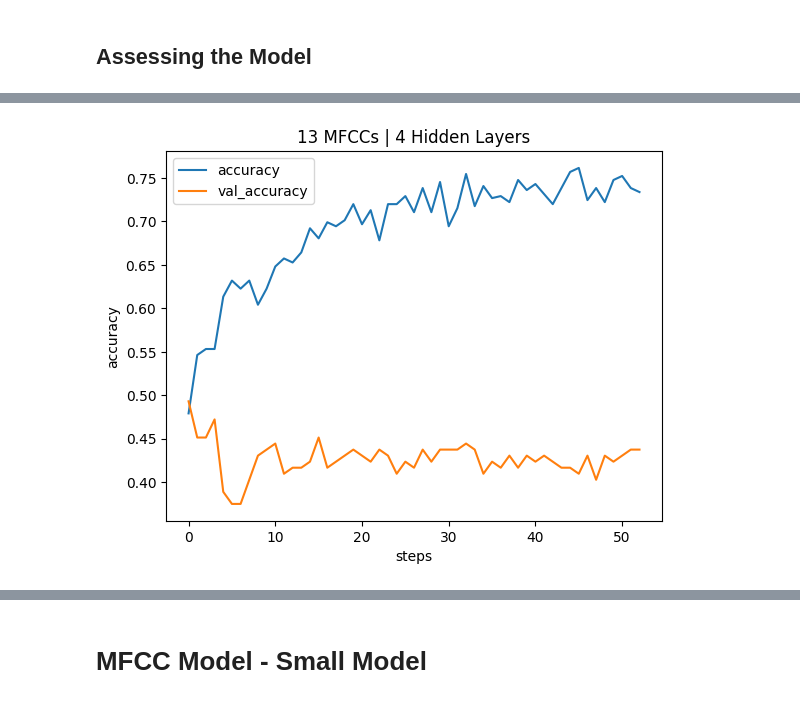
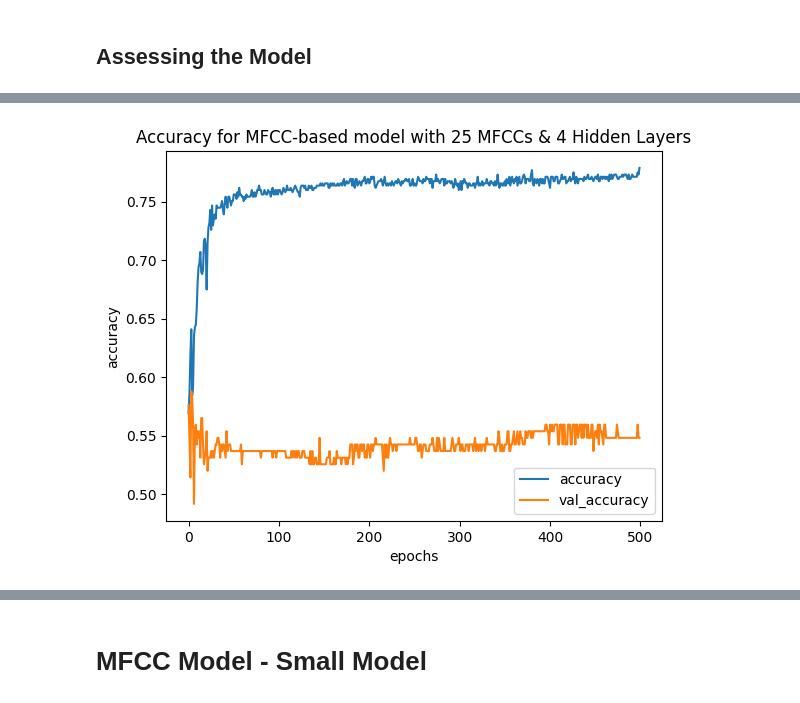
Before and after one commit to ramwtz/data-science-project, a Jupyter notebook: draft/basic_model_train.ipynb, the cells around one changed output, grey strips where cells are left out. Drawn from its saved outputs; the diff is of its cells as text; code cells hidden in the pictures.

Commit message:
add better assessments and graphs for models

```diff
--- a/draft/basic_model_train.ipynb
+++ b/draft/basic_model_train.ipynb
@@ -191,8 +206,9 @@ time: 867 µs (started: 2023-09-26 10:14:08 +00:00)
 # %% [markdown]
 The following function is a 'modular' model creation method that allows us versitility with our on the fly model creations:
 # %%
-def create_model(input_shape, hidden_layers, unit_scalar=3, optimizer_name='Adam',
-                     learning_rate=0.0005, epochs=500, activation='tanh'):
+def create_model(input_shape, hidden_layers, unit_scalar=3,
+                 optimizer_name='Adam', learning_rate=0.0005,
+                 activation='tanh'):
   if unit_scalar < 0:
     raise AttributeError("unit_scalar must be non-negative")
 
@@ -315,5 +331,5 @@ time: 2.27 ms (started: 2023-09-26 12:36:56 +00:00)
 # %%
-X_train, X_test, y_train, y_test = train_test_split(
+X_train_large_model, X_test_large_model, y_train_large_model, y_test_large_model = train_test_split(
     features, classes ,test_size=0.25, shuffle=True, stratify=classes,
     random_state=0
     )
@@ -326,14 +342,9 @@ input_shape = (features.shape[1],)
 hidden_layers = 4
 unit_scalar = 3
 
-optimizer_name = 'Adam'
-learning_rate = 0.0005
-epochs = 500
-
 large_model = create_model(
     input_shape=input_shape, hidden_layers=hidden_layers,
-    unit_scalar=unit_scalar, optimizer_name=optimizer_name,
-    learning_rate=learning_rate, epochs=epochs)
+    unit_scalar=unit_scalar)
 
 print(large_model.summary())
 # %% [output]
@@ -372,13 +379,12 @@ time: 1.28 ms (started: 2023-09-26 13:13:19 +00:00)
 # %%
+epochs = 500
+
 large_fit  = large_model.fit(
-    X_train,
-    y_train,
+    X_train_large_model,
+    y_train_large_model,
     epochs=epochs,
-    validation_data=(X_test, y_test),
-    callbacks=[
-        earlystopping,
-        reduce_lr_callback
-        ],
-    verbose=1)
+    validation_data=(X_test_large_model, y_test_large_model),
+    callbacks=[reduce_lr_callback],
+    verbose=0)
 print()
 # %% [output]
@@ -412,6 +434,8 @@ time: 544 ms (started: 2023-09-26 13:14:17 +00:00)
 # %%
-title = f'{features.shape[1]} MFCCs | {hidden_layers} Hidden Layers'
-large_fit_history[['accuracy','val_accuracy']].plot(title=title,xlabel='steps', ylabel='accuracy')
+accuracy_history_title = f'Accuracy for MFCC-based model with {model_architecture}'
+accuracy_history = large_fit_history[['accuracy','val_accuracy']]
+accuracy_history.plot(
+    title=accuracy_history_title, xlabel='epochs', ylabel='accuracy')
 plt.show()
 # %% [output]
-[figure, old version]
+[figure, new version]
```
Also changed, not shown: parts of 101 cells of this notebook.
